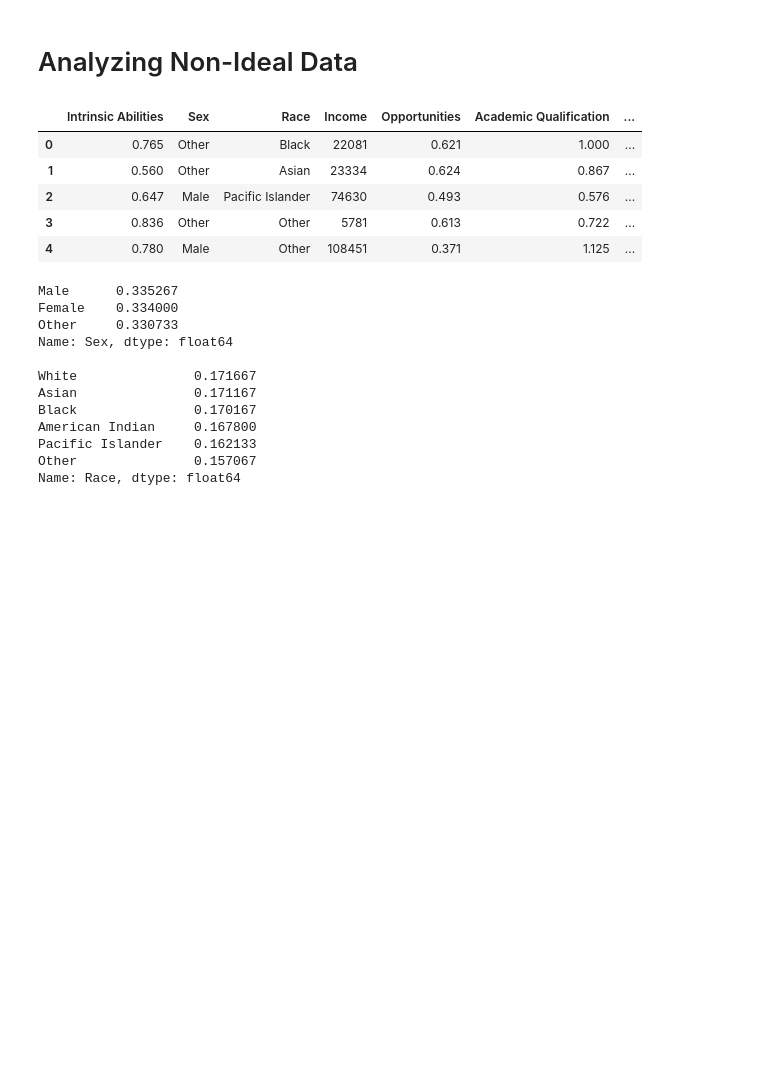
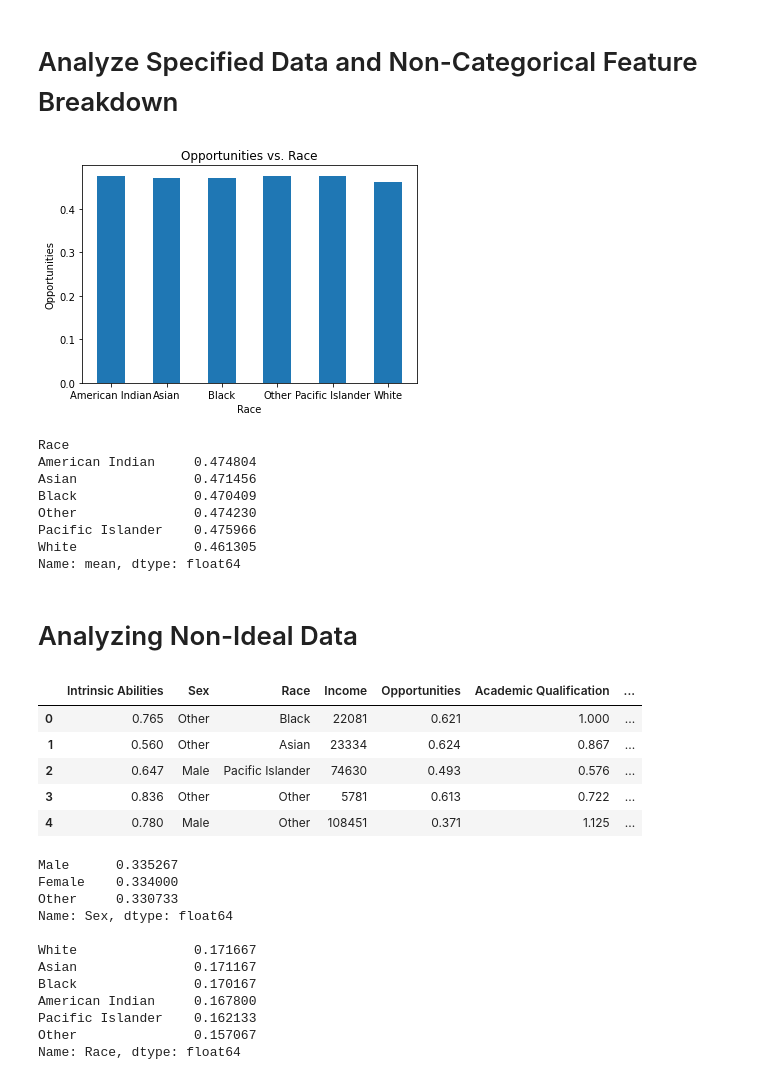
Before and after one commit to liangeric/MirrorDataAdmission, a Jupyter notebook: dataAnalysis.ipynb, the cells around one changed output. Cells and saved outputs as stored; diff of their text form; code cells hidden in the pictures; blank space fills up the shorter version.

Commit message:
Added additional code to help visualize differences

```diff
--- a/dataAnalysis.ipynb
+++ b/dataAnalysis.ipynb
@@ -5,6 +6,41 @@ import pandas as pd
 # Read in data
 data = pd.read_csv("admissionNew.csv")
 idealdata = pd.read_csv("idealAdmission.csv")
+# %% [markdown]
+# Analyze Specified Data and Non-Categorical Feature Breakdown
+# %%
+# For ideal data set this to be "ideal" for not ideal use "not ideal"
+datasetParam = "not ideal"
+# Breakdown/analyze by either "Race" or "Sex" as specified below
+breakdownParam = "Race"
+# Change below to non-categorical feature name we want to analyze
+featureName = "Opportunities"
+# %%
+# Analyze and breakdown feature based on above parameters
+if datasetParam == "not ideal":
+    usedData = data
+else:
+    usedData = idealdata
+usedData = usedData[[breakdownParam,featureName]]
+graphData = usedData.groupby(breakdownParam).describe()[featureName]["mean"]
+values = graphData.to_list()
+names = graphData.index.to_list()
+plt.bar(names, values, width = 0.5)
+plt.xlabel(breakdownParam)
+plt.ylabel(featureName)
+plt.title(featureName + " vs. "+breakdownParam)
+plt.show()
+print(graphData)
+# %% [output]
+[figure, added]
+Race
+American Indian     0.474804
+Asian               0.471456
+Black               0.470409
+Other               0.474230
+Pacific Islander    0.475966
+White               0.461305
+Name: mean, dtype: float64
 # %% [markdown]
 # Analyzing Non-Ideal Data
 # %%
```
Also changed, not shown: parts of 1 cell of this notebook.
